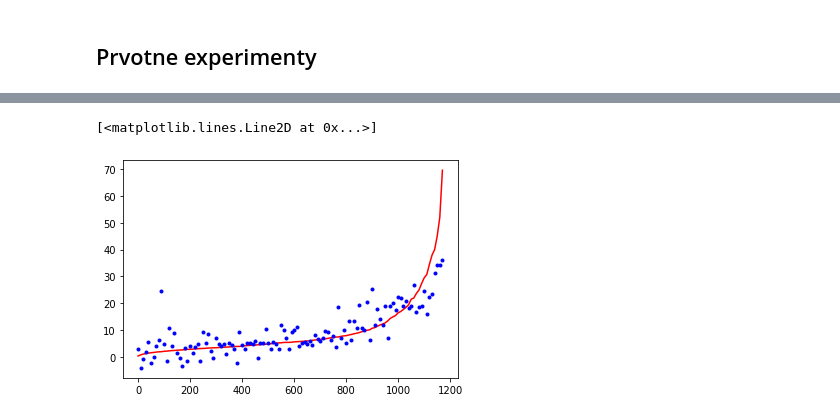
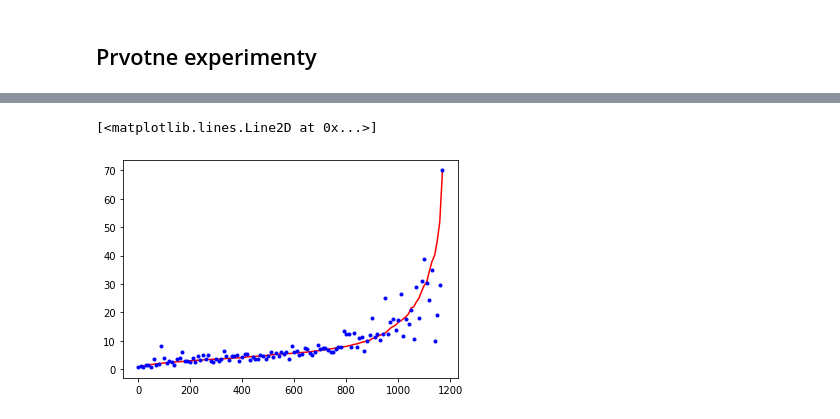
Before and after one commit to simon3358/oznal_2020, a Jupyter notebook: predspracovanie.ipynb, the cells around one changed output, grey strips where cells are left out. Saved outputs shown, nothing was run; the diff lists cells and outputs as text; code cells hidden in the pictures.

```diff
--- a/predspracovanie.ipynb
+++ b/predspracovanie.ipynb
@@ -238,12 +238,14 @@ df_test.head(3)
 # %% [markdown]
 ## Prvotne experimenty
 # %%
-features = ['Kilometers_Driven', 'Price_km', 'Power', 'Seats', 'Engine']
+# x_features = ['Location', 'Year','Kilometers_Driven', 'Transmission', 'Owner_Type', 'Price_km',
+#               'Power', 'Seats', 'Engine']
+x_features = ['Year','Kilometers_Driven', 'Price_km', 'Power', 'Seats', 'Engine']
 
 df_train = df_train.dropna()
 df_test = df_test.dropna()
 
-x_train = df_train[features]
-x_test = df_test[features]
+x_train = df_train[x_features]
+x_test = df_test[x_features]
 y_train = df_train['Price']
 y_test = df_test['Price']
@@ -250,11 +257,12 @@ y_test = df_test['Price']
 # %%
-model = LinearRegression()
-model.fit(x_train, y_train)
-print(model.get_params())
+def train_evaluate_model(model):
+    model.fit(x_train, y_train)
+    print(model)
 
-predict = model.predict(x_test)
-print("RMSE: ", mean_squared_error(y_test, predict))
-# print("RMSLE: ", mean_squared_log_error(y_test, predict))
-print("R2: ", r2_score(y_test, predict))
-
-# RMSLE
+    predict = model.predict(x_test)
+    print("RMSE: ", mean_squared_error(y_test, predict))
+#     print("RMSLE: ", mean_squared_log_error(y_test, predict)) - nabuduce po skalovani
+    print("R2: ", r2_score(y_test, predict))
+#     print(model.score(y_test, predict)) - nabuduce po skalovani
+    print()
+    return predict
@@ -264,0 +269,4 @@ R2:  0.6214070377178462
+# %%
+predict1 = train_evaluate_model(LinearRegression())
+predict2 = train_evaluate_model(DecisionTreeRegressor())
+predict3 = train_evaluate_model(RandomForestRegressor())
@@ -265,10 +305,10 @@ R2:  0.6214070377178462
 # %%
-dfl = pd.DataFrame(predict, y_test)
+dfl = pd.DataFrame(predict2, y_test)
 dfl = dfl.sort_values(by='Price')
 
 l = list(range(0, y_test.count()))
 plt.plot(l[::10], dfl.index[::10], c='red')     # y_test
 plt.plot(l[::10], dfl[0][::10], '.', c='blue')  # predict
 # %% [output]
 [<matplotlib.lines.Line2D at 0x...>]
-[figure, old version]
+[figure, new version]
```
Also changed, not shown: parts of 8 cells of this notebook.
